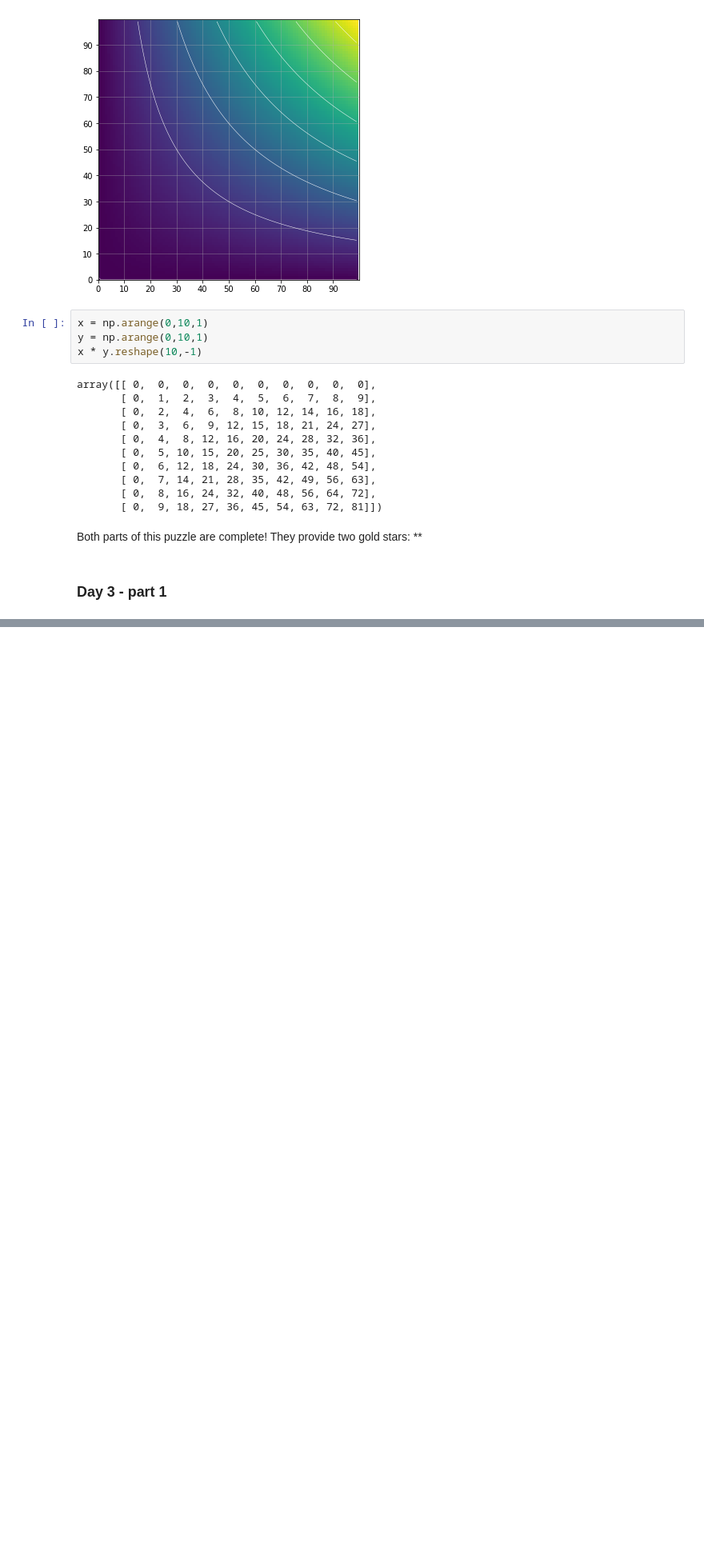
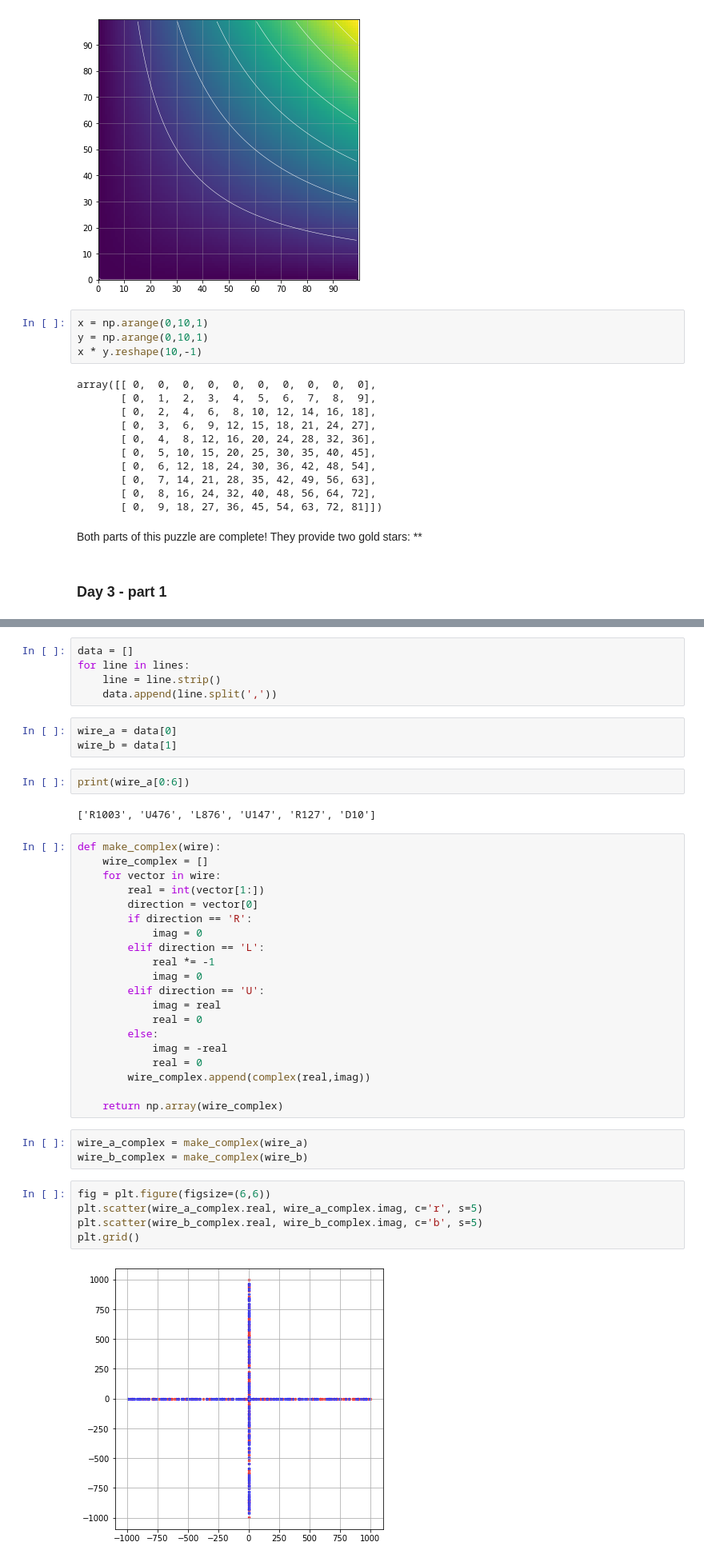
Before and after one commit to Zabamund/misc, a Jupyter notebook: scripts/aoc/Advent_of_code_2019.ipynb, the cells around one changed output, grey strips where cells are left out. Shown at 80% size. Saved outputs shown, nothing was run; the diff lists cells and outputs as text; blank space fills up the shorter version.

```diff
--- a/scripts/aoc/Advent_of_code_2019.ipynb
+++ b/scripts/aoc/Advent_of_code_2019.ipynb
@@ -228,0 +232,42 @@ Both parts of this puzzle are complete! They provide two gold stars: **
+# %%
+data = []
+for line in lines:
+    line = line.strip()
+    data.append(line.split(','))
+# %%
+wire_a = data[0]
+wire_b = data[1]
+# %%
+print(wire_a[0:6])
+# %% [output]
+['R1003', 'U476', 'L876', 'U147', 'R127', 'D10']
+# %%
+def make_complex(wire):
+    wire_complex = []
+    for vector in wire:
+        real = int(vector[1:])
+        direction = vector[0]
+        if direction == 'R':
+            imag = 0
+        elif direction == 'L':
+            real *= -1
+            imag = 0
+        elif direction == 'U':
+            imag = real
+            real = 0
+        else:
+            imag = -real
+            real = 0
+        wire_complex.append(complex(real,imag))
+
+    return np.array(wire_complex)
+# %%
+wire_a_complex = make_complex(wire_a)
+wire_b_complex = make_complex(wire_b)
+# %%
+fig = plt.figure(figsize=(6,6))
+plt.scatter(wire_a_complex.real, wire_a_complex.imag, c='r', s=5)
+plt.scatter(wire_b_complex.real, wire_b_complex.imag, c='b', s=5)
+plt.grid()
+# %% [output]
+[figure, added]
```
Also changed, not shown: parts of 21 cells of this notebook.
